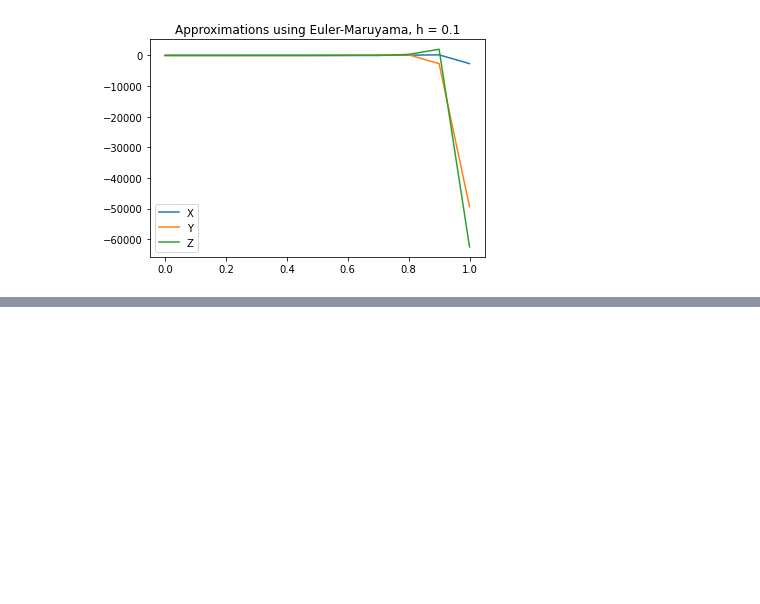
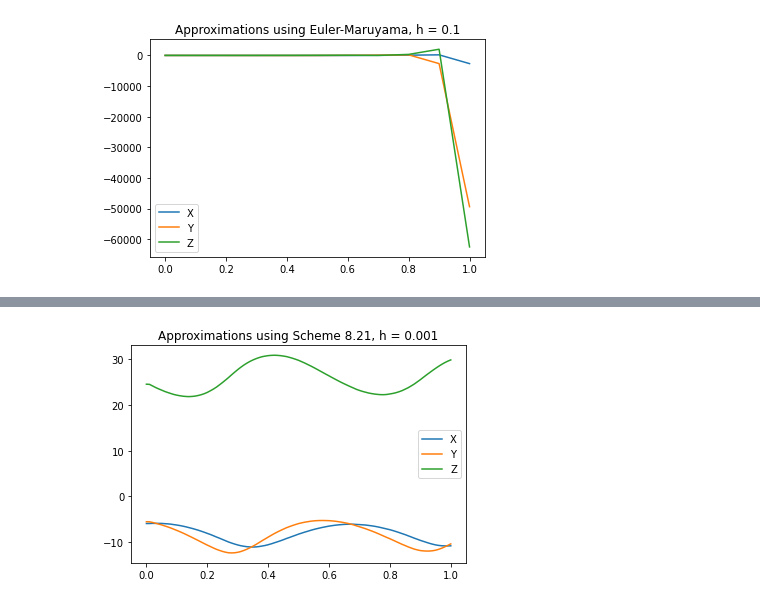
Before and after one commit to dansok/Mathematics, a Jupyter notebook: stochastic_analysis/homework_4/sde.ipynb, the cells around one changed output, grey strips where cells are left out. Saved outputs shown, nothing was run; the diff lists cells and outputs as text; code cells hidden in the pictures; blank space fills up the shorter version.

```diff
--- a/stochastic_analysis/homework_4/sde.ipynb
+++ b/stochastic_analysis/homework_4/sde.ipynb
@@ -149,0 +153,28 @@ plot_error_by_h(euler_maruyama_scheme, 'Euler-Maruyama')
+# %%
+def b_prime(v):
+    x = v[0]
+    y = v[1]
+    z = v[2]
+    x_prime = 10 * (y - x) + 1
+    y_prime = x * (28 - z) - y + 1
+    z_prime = x * y - 8 * z / 3 + 1
+    rslt_x = 10 * (y_prime - x_prime)
+    rslt_y = x_prime * (28 - z) - x * z_prime - y_prime
+    rslt_z = x_prime * y + x * y_prime - 8 * z_prime / 3
+    return np.array([rslt_x, rslt_y, rslt_z])
+
+
+def scheme_8_21(v, h, hsqrt, sigma):
+    random_val = np.random.uniform(0, 1)
+    if random_val <= 1 / 6:
+        xi = - math.sqrt(3 * h)
+    elif random_val <= 1 / 3:
+        xi = math.sqrt(3 * h)
+    else:
+        xi = 0
+
+    return v + h * b(v) + sigma * xi + 1 / 2 * b_prime(v) * sigma * xi * h + 1 / 2 * b(v) * b_prime(v) * h * h
+# %%
+approximate_and_plot(0.001, scheme_8_21, 'Scheme 8.21')
+# %% [output]
+[figure, added]
```
Also changed, not shown: parts of 11 cells of this notebook.
